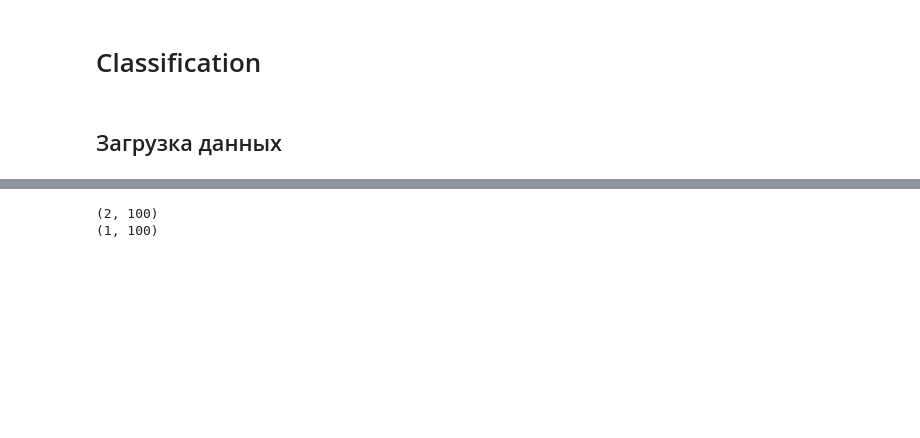
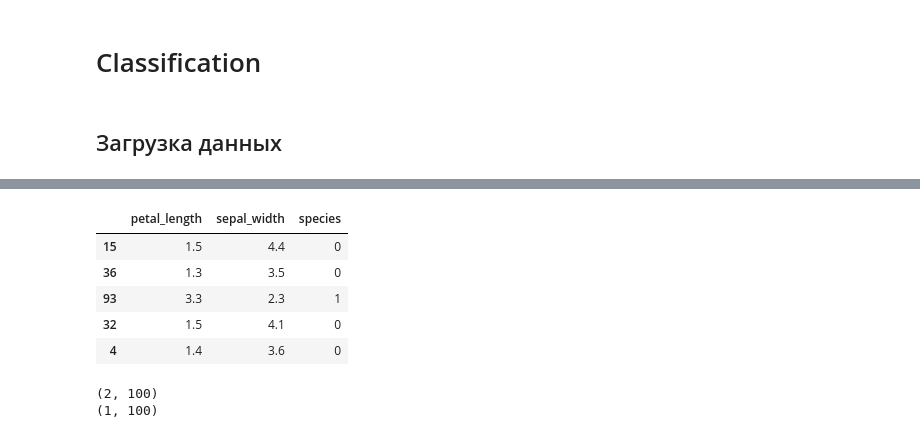
Before and after one commit to mcsml/ml_basics, a Jupyter notebook: classification.ipynb, the cells around one changed output, grey strips where cells are left out. Drawn from its saved outputs; the diff is of its cells as text; code cells hidden in the pictures; blank space fills up the shorter version.

```diff
--- a/classification.ipynb
+++ b/classification.ipynb
@@ -19,4 +28,13 @@ plt.show()
 # %%
-df = df[['petal_length', 'sepal_width', 'species']].sample(frac=1)
-df['species'] = df['species'].astype('category').cat.codes
+df = df[['petal_length', 'sepal_width', 'species']] # оставляем только два параметра
+df = df.sample(frac=1) # перемешиваем данные
+df['species'] = df['species'].astype('category').cat.codes # кодируем setosa и versicolor как 0 и 1
+df.head()
+# %% [output]
+|  | petal_length | sepal_width | species |
+| 15 | 1.5 | 4.4 | 0 |
+| 36 | 1.3 | 3.5 | 0 |
+| 93 | 3.3 | 2.3 | 1 |
+| 32 | 1.5 | 4.1 | 0 |
+| 4 | 1.4 | 3.6 | 0 |
 # %%
```
Also changed, not shown: parts of 10 cells of this notebook, 4 other files.
